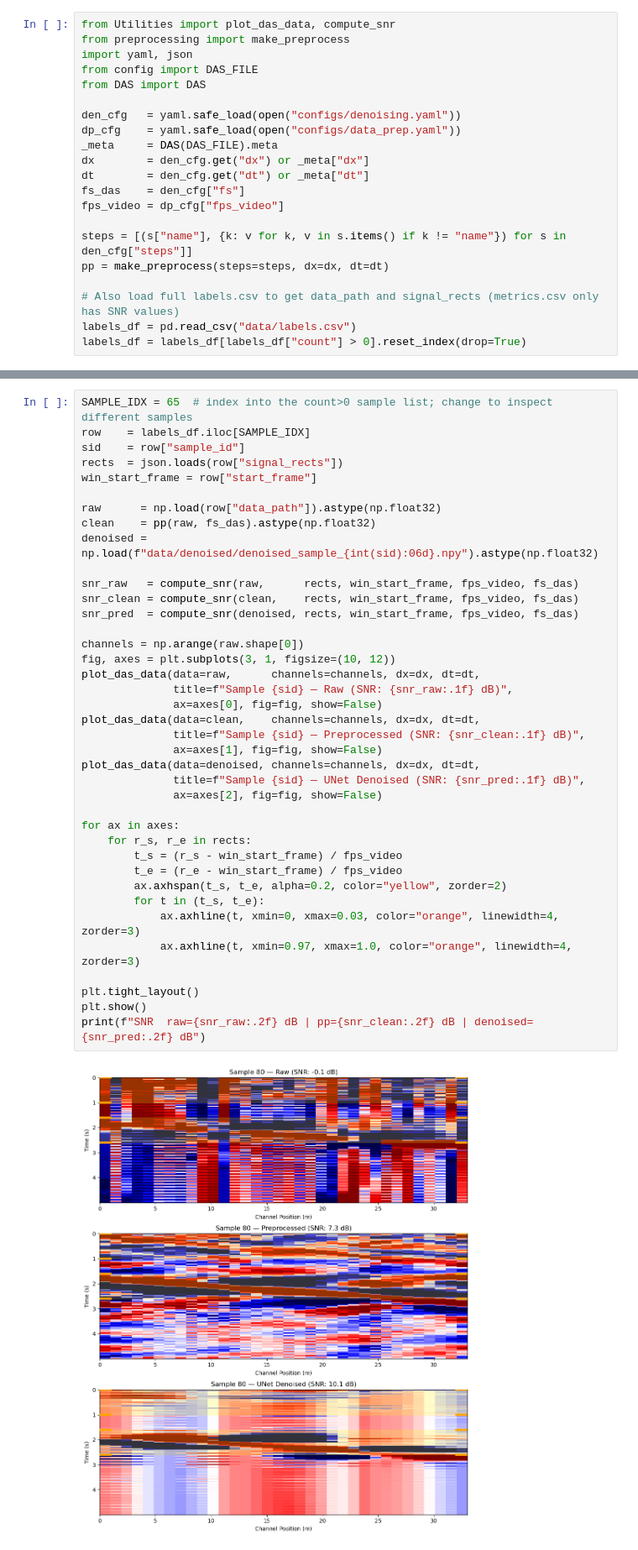
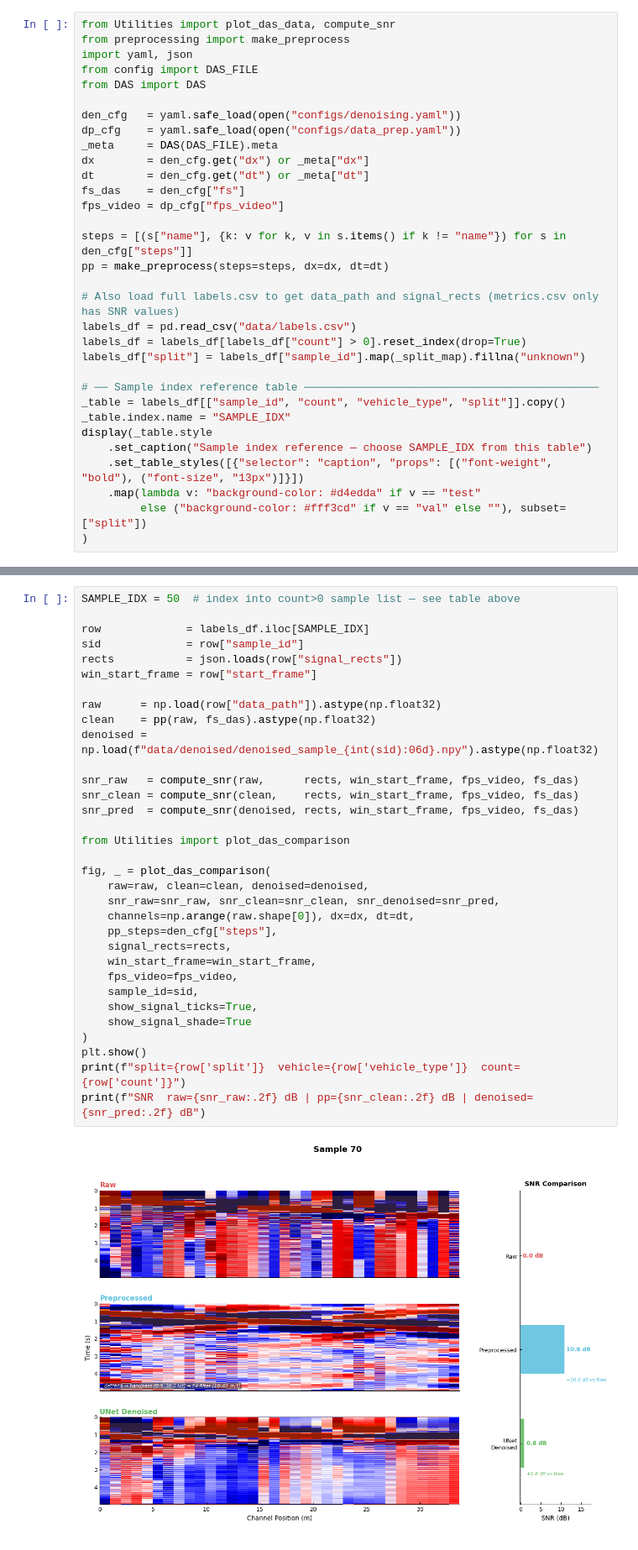
Before and after one commit to UWGeoD/DAS_Preprocessing, a Jupyter notebook: notebooks/eval_metrics.ipynb, the cells around one changed output, grey strips where cells are left out. Shown at 84% size. Drawn from its saved outputs; the diff is of its cells as text.

```diff
--- a/notebooks/eval_metrics.ipynb
+++ b/notebooks/eval_metrics.ipynb
@@ -120,3 +145,14 @@ pp = make_preprocess(steps=steps, dx=dx, dt=dt)
 # Also load full labels.csv to get data_path and signal_rects (metrics.csv only has SNR values)
 labels_df = pd.read_csv("data/labels.csv")
 labels_df = labels_df[labels_df["count"] > 0].reset_index(drop=True)
+labels_df["split"] = labels_df["sample_id"].map(_split_map).fillna("unknown")
+
+# ── Sample index reference table ─────────────────────────────────────────────
+_table = labels_df[["sample_id", "count", "vehicle_type", "split"]].copy()
+_table.index.name = "SAMPLE_IDX"
+display(_table.style
+    .set_caption("Sample index reference — choose SAMPLE_IDX from this table")
+    .set_table_styles([{"selector": "caption", "props": [("font-weight", "bold"), ("font-size", "13px")]}])
+    .map(lambda v: "background-color: #d4edda" if v == "test"
+         else ("background-color: #fff3cd" if v == "val" else ""), subset=["split"])
+)
@@ -123,41 +179,35 @@ labels_df = labels_df[labels_df["count"] > 0].reset_index(drop=True)
 # %%
-SAMPLE_IDX = 65  # index into the count>0 sample list; change to inspect different samples
-row    = labels_df.iloc[SAMPLE_IDX]
-sid    = row["sample_id"]
-rects  = json.loads(row["signal_rects"])
+SAMPLE_IDX = 50  # index into count>0 sample list — see table above
+
+row             = labels_df.iloc[SAMPLE_IDX]
+sid             = row["sample_id"]
+rects           = json.loads(row["signal_rects"])
 win_start_frame = row["start_frame"]
 
 raw      = np.load(row["data_path"]).astype(np.float32)
 clean    = pp(raw, fs_das).astype(np.float32)
 denoised = np.load(f"data/denoised/denoised_sample_{int(sid):06d}.npy").astype(np.float32)
 
 snr_raw   = compute_snr(raw,      rects, win_start_frame, fps_video, fs_das)
 snr_clean = compute_snr(clean,    rects, win_start_frame, fps_video, fs_das)
 snr_pred  = compute_snr(denoised, rects, win_start_frame, fps_video, fs_das)
 
-channels = np.arange(raw.shape[0])
-fig, axes = plt.subplots(3, 1, figsize=(10, 12))
-plot_das_data(data=raw,      channels=channels, dx=dx, dt=dt,
-              title=f"Sample {sid} — Raw (SNR: {snr_raw:.1f} dB)",
-              ax=axes[0], fig=fig, show=False)
-plot_das_data(data=clean,    channels=channels, dx=dx, dt=dt,
-              title=f"Sample {sid} — Preprocessed (SNR: {snr_clean:.1f} dB)",
-              ax=axes[1], fig=fig, show=False)
-plot_das_data(data=denoised, channels=channels, dx=dx, dt=dt,
-              title=f"Sample {sid} — UNet Denoised (SNR: {snr_pred:.1f} dB)",
-              ax=axes[2], fig=fig, show=False)
+from Utilities import plot_das_comparison
 
-for ax in axes:
-    for r_s, r_e in rects:
-        t_s = (r_s - win_start_frame) / fps_video
-        t_e = (r_e - win_start_frame) / fps_video
-        ax.axhspan(t_s, t_e, alpha=0.2, color="yellow", zorder=2)
-        for t in (t_s, t_e):
-            ax.axhline(t, xmin=0, xmax=0.03, color="orange", linewidth=4, zorder=3)
-            ax.axhline(t, xmin=0.97, xmax=1.0, color="orange", linewidth=4, zorder=3)
-
-plt.tight_layout()
+fig, _ = plot_das_comparison(
+    raw=raw, clean=clean, denoised=denoised,
+    snr_raw=snr_raw, snr_clean=snr_clean, snr_denoised=snr_pred,
+    channels=np.arange(raw.shape[0]), dx=dx, dt=dt,
+    pp_steps=den_cfg["steps"],
+    signal_rects=rects,
+    win_start_frame=win_start_frame,
+    fps_video=fps_video,
+    sample_id=sid,
+    show_signal_ticks=True,
+    show_signal_shade=True
+)
 plt.show()
+print(f"split={row['split']}  vehicle={row['vehicle_type']}  count={row['count']}")
 print(f"SNR  raw={snr_raw:.2f} dB | pp={snr_clean:.2f} dB | denoised={snr_pred:.2f} dB")
 # %% [output]
-[figure, old version]
+[figure, new version]
```
Also changed, not shown: parts of 8 cells of this notebook, 2 other files.
